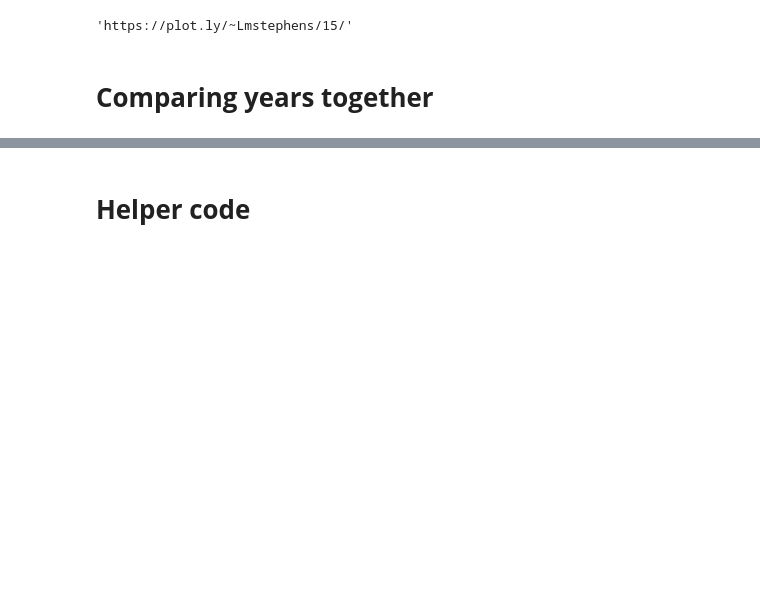
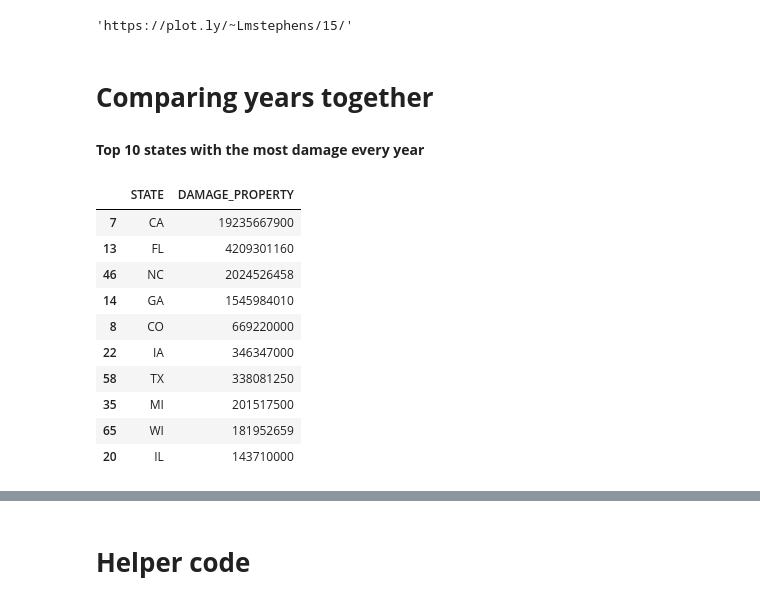
Before and after one commit to lmstephens/Build-Week1, a Jupyter notebook: 2013_2019weather.ipynb, the cells around one changed output, grey strips where cells are left out. Cells and saved outputs as stored; diff of their text form; code cells hidden in the pictures; blank space fills up the shorter version.

```diff
--- a/2013_2019weather.ipynb
+++ b/2013_2019weather.ipynb
@@ -1192,3 +1192,20 @@ py.plot(fig, filename = '2019 Weather Damage', auto_open=True)
 'https://plot.ly/~Lmstephens/15/'
 # %% [markdown]
 # **Comparing years together**
+# %% [markdown]
+**Top 10 states with the most damage every year**
+# %%
+sort2019= df2018.sort_values(by='DAMAGE_PROPERTY', ascending=False)
+sort2019.head(10)
+# %% [output]
+|  | STATE | DAMAGE_PROPERTY |
+| 7 | CA | 19235667900 |
+| 13 | FL | 4209301160 |
+| 46 | NC | 2024526458 |
+| 14 | GA | 1545984010 |
+| 8 | CO | 669220000 |
+| 22 | IA | 346347000 |
+| 58 | TX | 338081250 |
+| 35 | MI | 201517500 |
+| 65 | WI | 181952659 |
+| 20 | IL | 143710000 |
```
Also changed, not shown: parts of 6 cells of this notebook.
